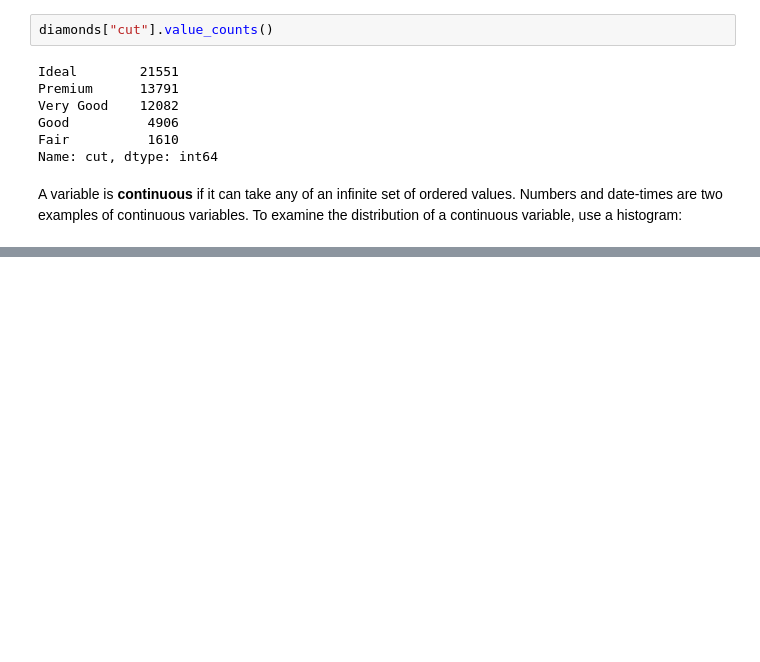
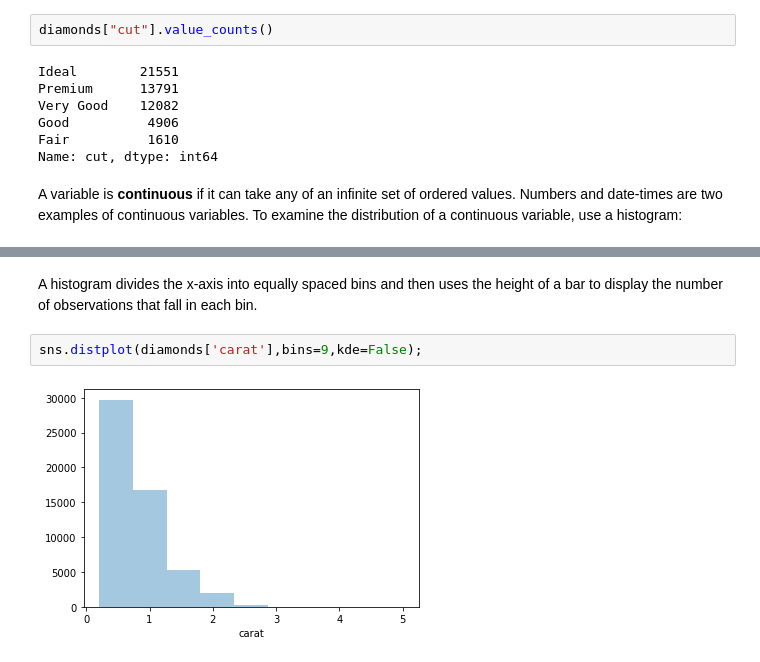
Before and after one commit to markumreed/ds4b, a Jupyter notebook: python_ds4b/01_exploration/03_exploratory_data_analysis/00_eda.ipynb, the cells around one changed output, grey strips where cells are left out. Drawn from its saved outputs; the diff is of its cells as text; blank space fills up the shorter version.

```diff
--- a/python_ds4b/01_exploration/03_exploratory_data_analysis/00_eda.ipynb
+++ b/python_ds4b/01_exploration/03_exploratory_data_analysis/00_eda.ipynb
@@ -93,0 +82,6 @@ NameError: ignored
+# %% [markdown]
+A histogram divides the x-axis into equally spaced bins and then uses the height of a bar to display the number of observations that fall in each bin.
+# %%
+sns.distplot(diamonds['carat'],bins=9,kde=False);
+# %% [output]
+[figure, added]
```
Also changed, not shown: parts of 32 cells of this notebook.
